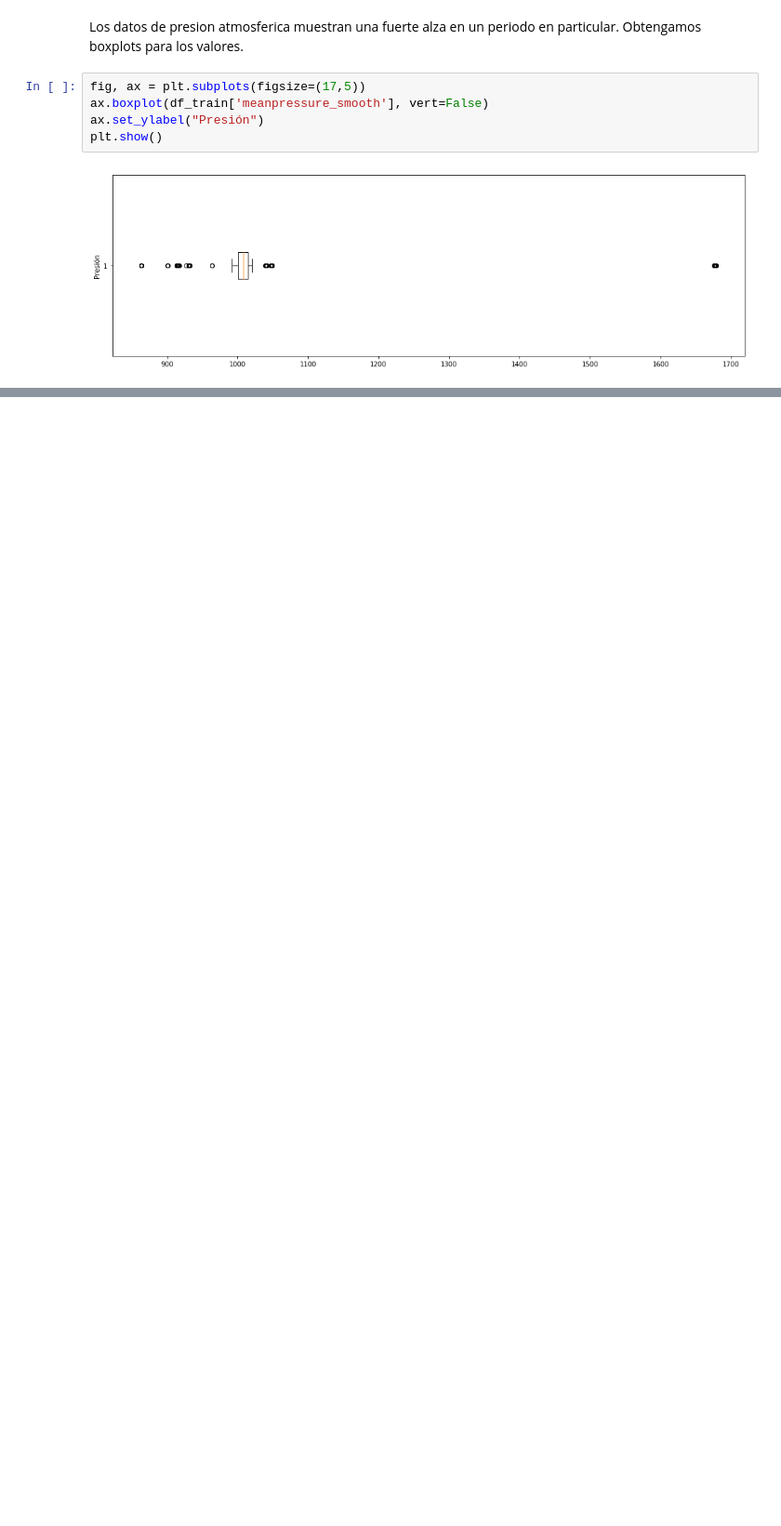
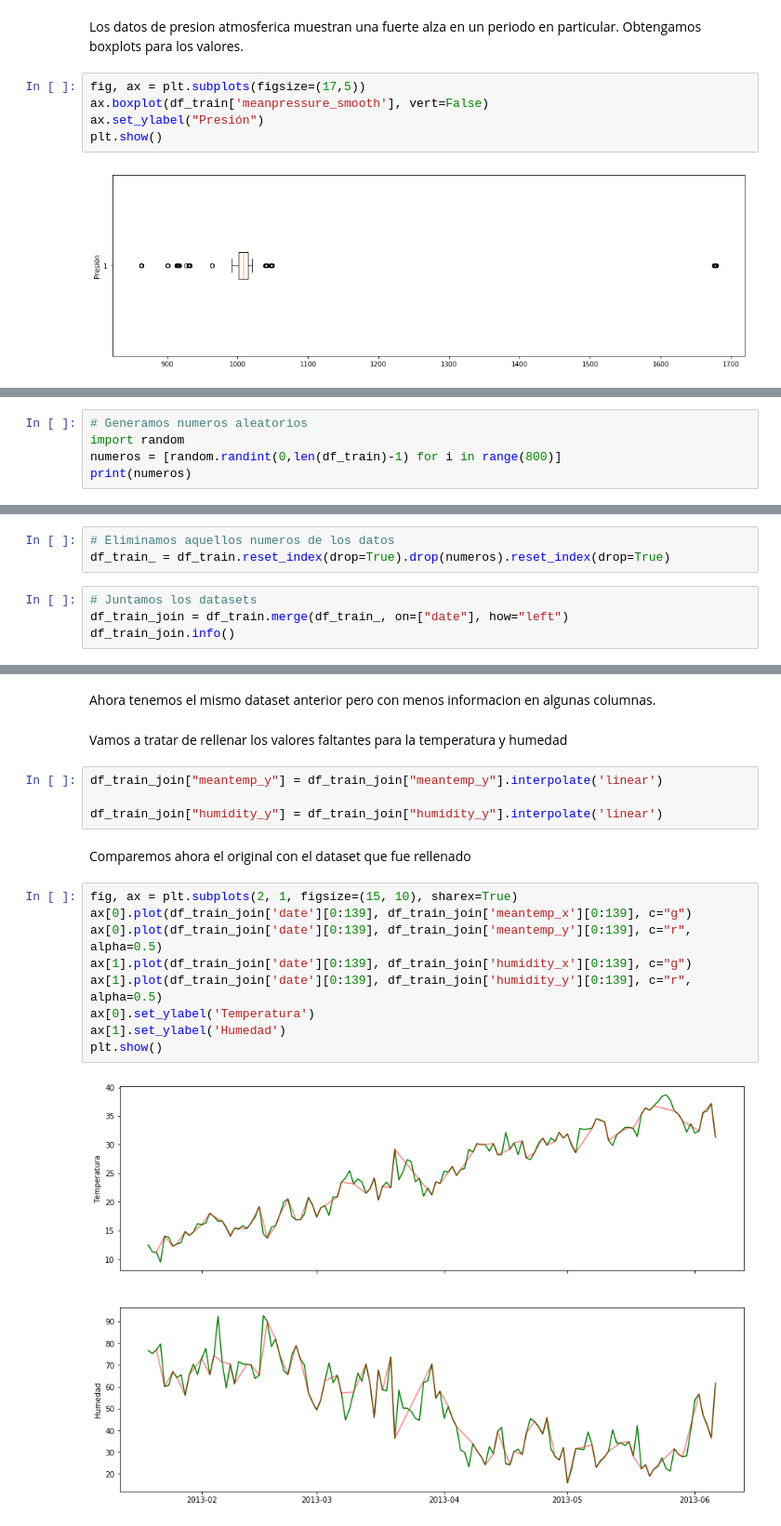
Before and after one commit to PamelaMunozCaceres/Python-Study, a Jupyter notebook: Jugando con Series de Tiempo.ipynb, the cells around one changed output, grey strips where cells are left out. Shown at 93% size. Drawn from its saved outputs; the diff is of its cells as text; blank space fills up the shorter version.

```diff
--- a/Jugando con Series de Tiempo.ipynb
+++ b/Jugando con Series de Tiempo.ipynb
@@ -121,0 +126,5 @@ plt.show()
+# %%
+# Generamos numeros aleatorios
+import random
+numeros = [random.randint(0,len(df_train)-1) for i in range(800)]
+print(numeros)
@@ -121,0 +133,7 @@ plt.show()
+# %%
+# Eliminamos aquellos numeros de los datos
+df_train_ = df_train.reset_index(drop=True).drop(numeros).reset_index(drop=True)
+# %%
+# Juntamos los datasets
+df_train_join = df_train.merge(df_train_, on=["date"], how="left")
+df_train_join.info()
@@ -121,0 +158,21 @@ plt.show()
+# %% [markdown]
+Ahora tenemos el mismo dataset anterior pero con menos informacion en algunas columnas.
+# %% [markdown]
+Vamos a tratar de rellenar los valores faltantes para la temperatura y humedad
+# %%
+df_train_join["meantemp_y"] = df_train_join["meantemp_y"].interpolate('linear')
+
+df_train_join["humidity_y"] = df_train_join["humidity_y"].interpolate('linear')
+# %% [markdown]
+Comparemos ahora el original con el dataset que fue rellenado
+# %%
+fig, ax = plt.subplots(2, 1, figsize=(15, 10), sharex=True)
+ax[0].plot(df_train_join['date'][0:139], df_train_join['meantemp_x'][0:139], c="g")
+ax[0].plot(df_train_join['date'][0:139], df_train_join['meantemp_y'][0:139], c="r", alpha=0.5)
+ax[1].plot(df_train_join['date'][0:139], df_train_join['humidity_x'][0:139], c="g")
+ax[1].plot(df_train_join['date'][0:139], df_train_join['humidity_y'][0:139], c="r", alpha=0.5)
+ax[0].set_ylabel('Temperatura')
+ax[1].set_ylabel('Humedad')
+plt.show()
+# %% [output]
+[figure, added]
```
Also changed, not shown: parts of 17 cells of this notebook.
